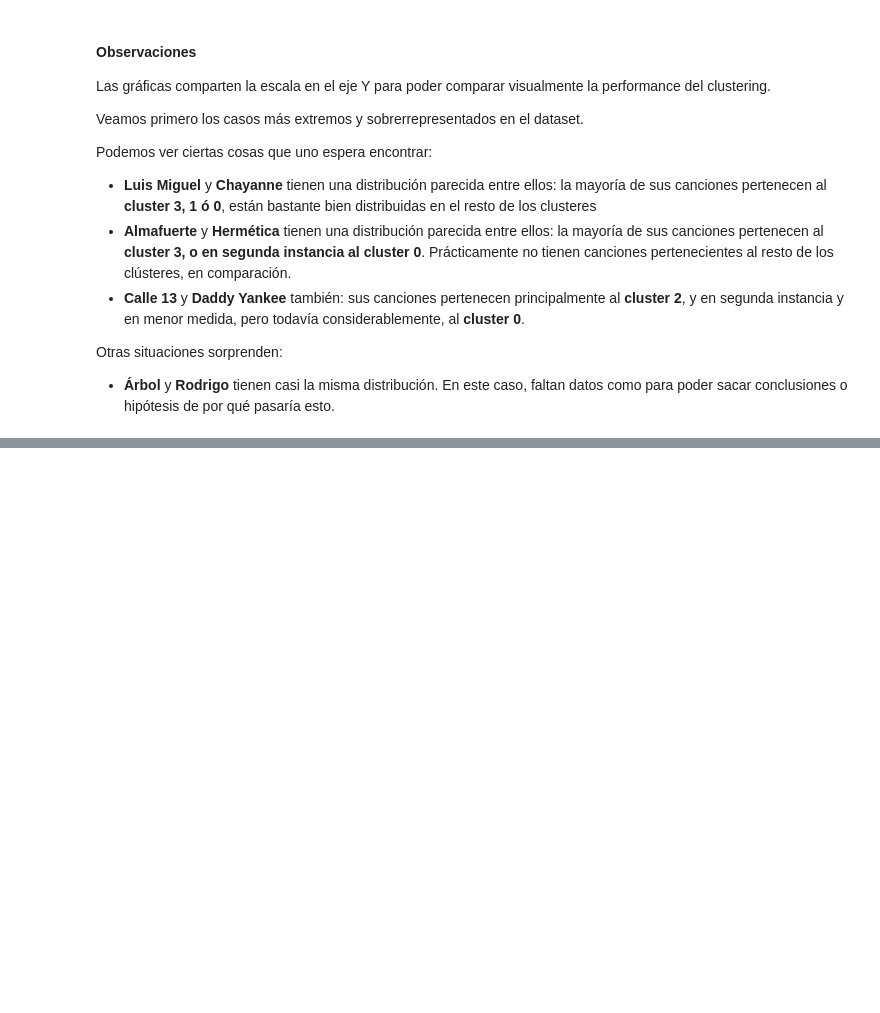
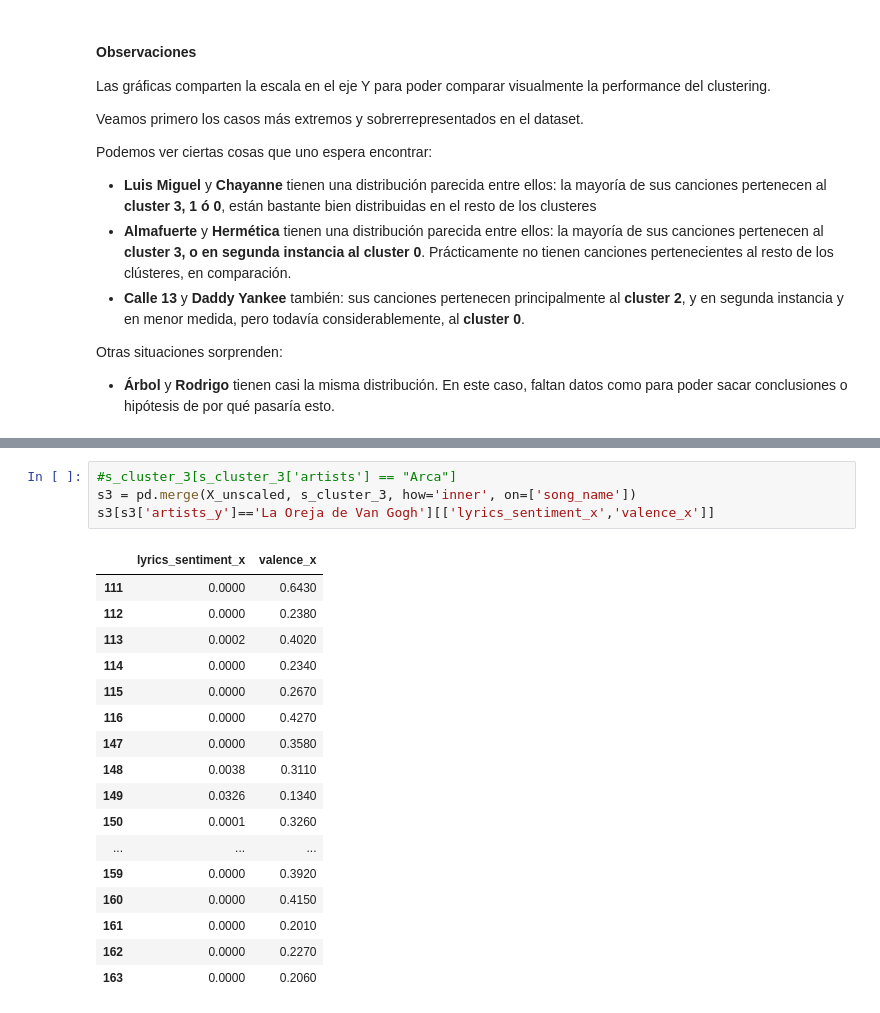
Before and after one commit to KarIvaDam/mentoria-diplodatos, a Jupyter notebook: practico4-mentoria-diplodatos/enunciado-4.ipynb, the cells around one changed output, grey strips where cells are left out. Drawn from its saved outputs; the diff is of its cells as text; blank space fills up the shorter version.

```diff
--- a/practico4-mentoria-diplodatos/enunciado-4.ipynb
+++ b/practico4-mentoria-diplodatos/enunciado-4.ipynb
@@ -580,0 +638,22 @@ Otras situaciones sorprenden:
+# %%
+#s_cluster_3[s_cluster_3['artists'] == "Arca"]
+s3 = pd.merge(X_unscaled, s_cluster_3, how='inner', on=['song_name'])
+s3[s3['artists_y']=='La Oreja de Van Gogh'][['lyrics_sentiment_x','valence_x']]
+# %% [output]
+|  | lyrics_sentiment_x | valence_x |
+| 111 | 0.0000 | 0.6430 |
+| 112 | 0.0000 | 0.2380 |
+| 113 | 0.0002 | 0.4020 |
+| 114 | 0.0000 | 0.2340 |
+| 115 | 0.0000 | 0.2670 |
+| 116 | 0.0000 | 0.4270 |
+| 147 | 0.0000 | 0.3580 |
+| 148 | 0.0038 | 0.3110 |
+| 149 | 0.0326 | 0.1340 |
+| 150 | 0.0001 | 0.3260 |
+| ... | ... | ... |
+| 159 | 0.0000 | 0.3920 |
+| 160 | 0.0000 | 0.4150 |
+| 161 | 0.0000 | 0.2010 |
+| 162 | 0.0000 | 0.2270 |
+| 163 | 0.0000 | 0.2060 |
```
Also changed, not shown: parts of 13 cells of this notebook.
